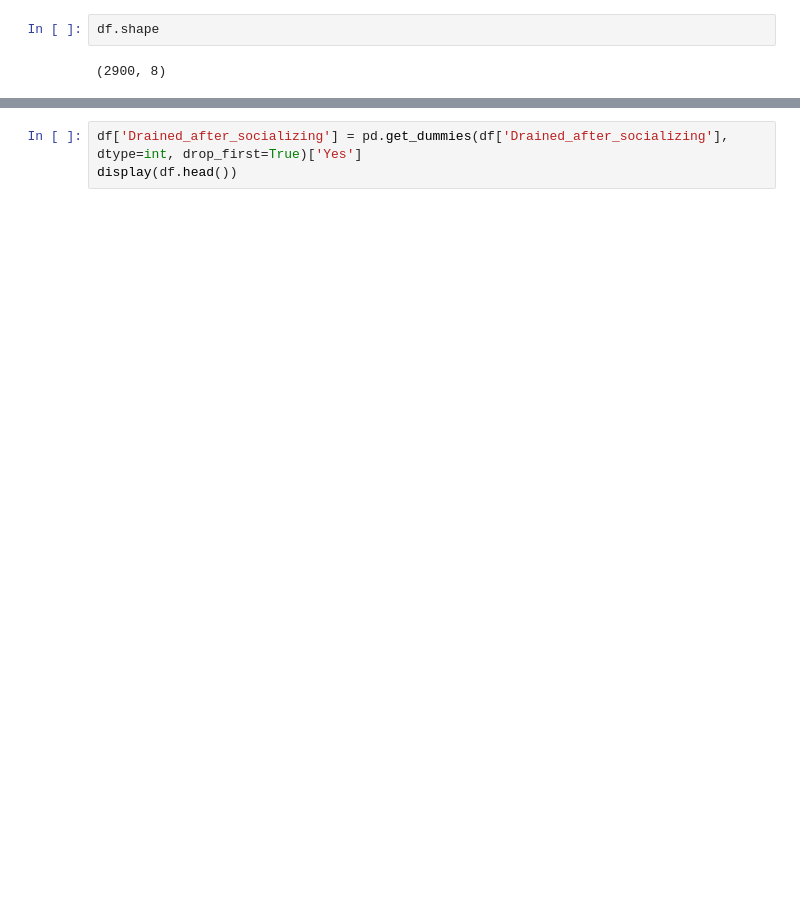
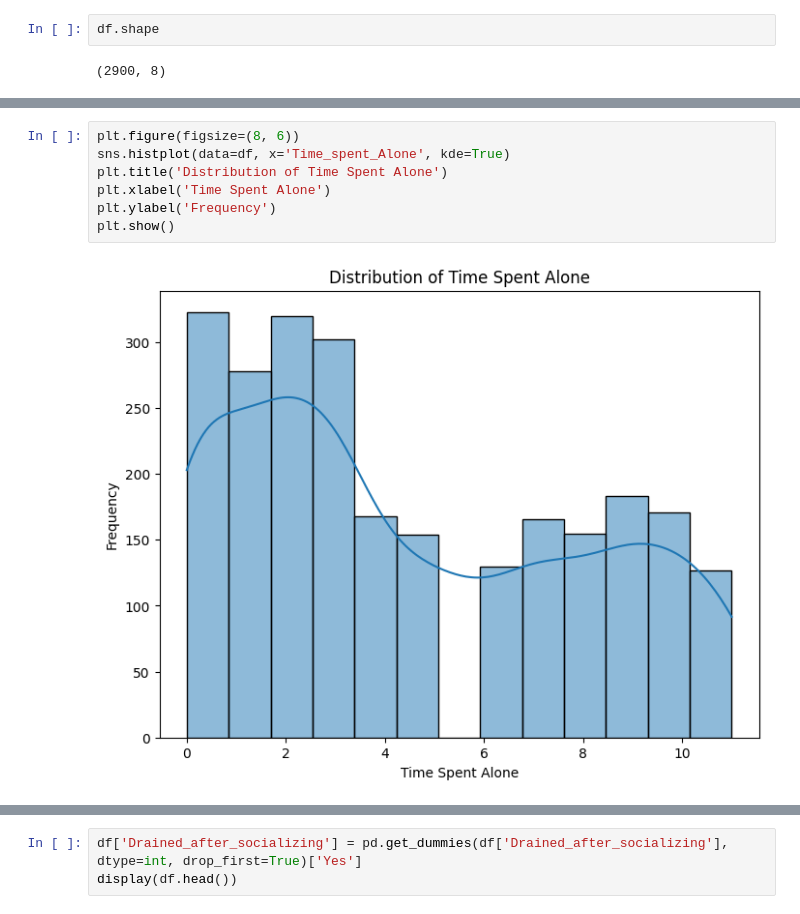
Before and after one commit to Karthikeyan572/EDA---personality-traits, a Jupyter notebook: personality_traits.ipynb, the cells around one changed output, grey strips where cells are left out. Saved outputs shown, nothing was run; the diff lists cells and outputs as text; blank space fills up the shorter version.

```diff
--- a/personality_traits.ipynb
+++ b/personality_traits.ipynb
@@ -57,3 +82,12 @@ display(df.head())
 | 2 | 9.0 | 1 | 1.0 | 2.0 | Yes | ... |
 | 3 | 0.0 | 0 | 6.0 | 7.0 | No | ... |
 | 4 | 3.0 | 0 | 9.0 | 4.0 | No | ... |
+# %%
+plt.figure(figsize=(8, 6))
+sns.histplot(data=df, x='Time_spent_Alone', kde=True)
+plt.title('Distribution of Time Spent Alone')
+plt.xlabel('Time Spent Alone')
+plt.ylabel('Frequency')
+plt.show()
+# %% [output]
+[figure, added]
```
Also changed, not shown: parts of 11 cells of this notebook.
